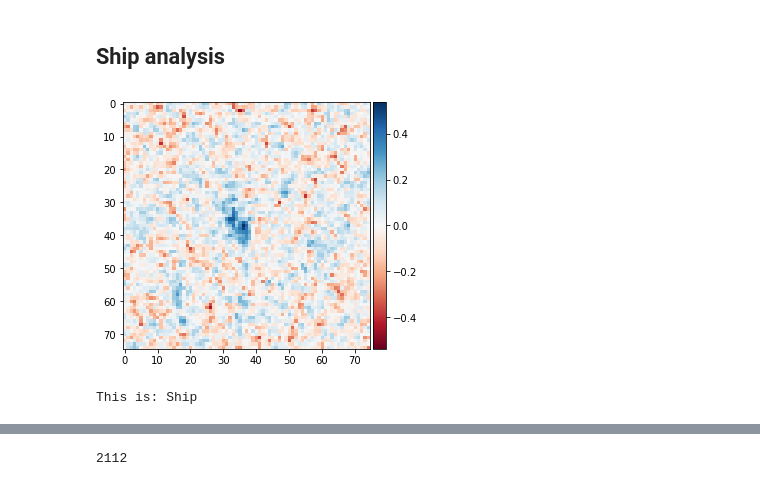
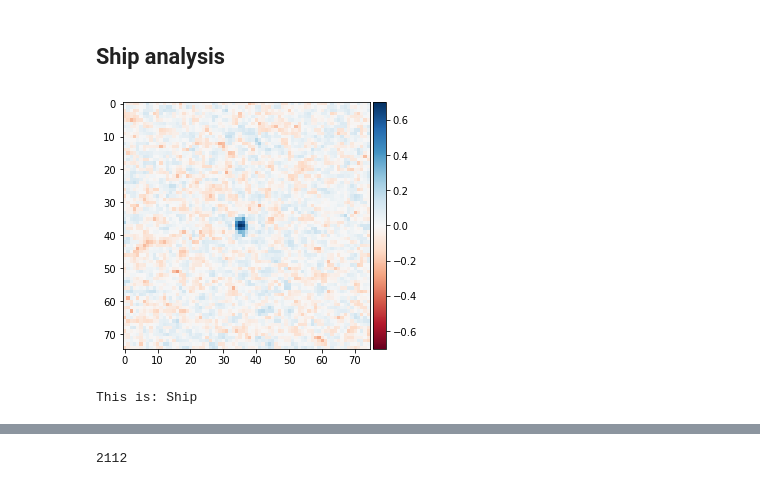
Before and after one commit to camillesauer/ClimateProject---E3, a Jupyter notebook: Data analysis/Data analysis.ipynb, the cells around one changed output, grey strips where cells are left out. Saved outputs shown, nothing was run; the diff lists cells and outputs as text; code cells hidden in the pictures.

```diff
--- a/Data analysis/Data analysis.ipynb
+++ b/Data analysis/Data analysis.ipynb
@@ -42,11 +42,11 @@ shape of picture: (4113,)
 # %% [markdown]
 ## Ship analysis
 # %%
-ix = 7
+ix = 9
 imshow(np.squeeze(X_train[ix,:,:,2]))#Looking at the combined channel
 plt.show()
 labels = ['Ship','Iceberg']  #0 is no iceberg(ship) and 1 is iceberg
 print ('This is:',labels[int(Y_train[ix])])
 # %% [output]
-[figure, old version]
+[figure, new version]
 This is: Ship
```
Also changed, not shown: parts of 6 cells of this notebook.
